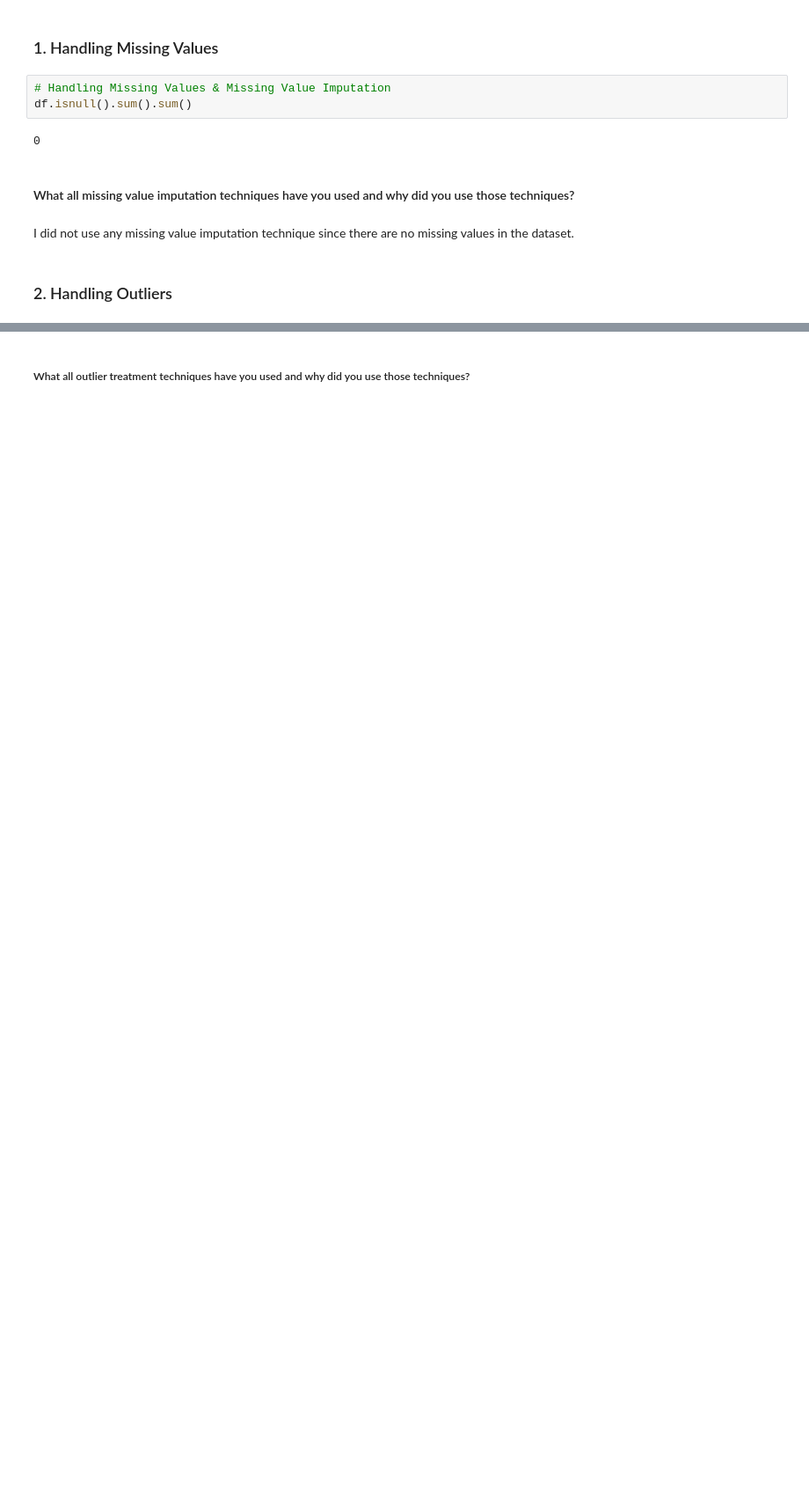
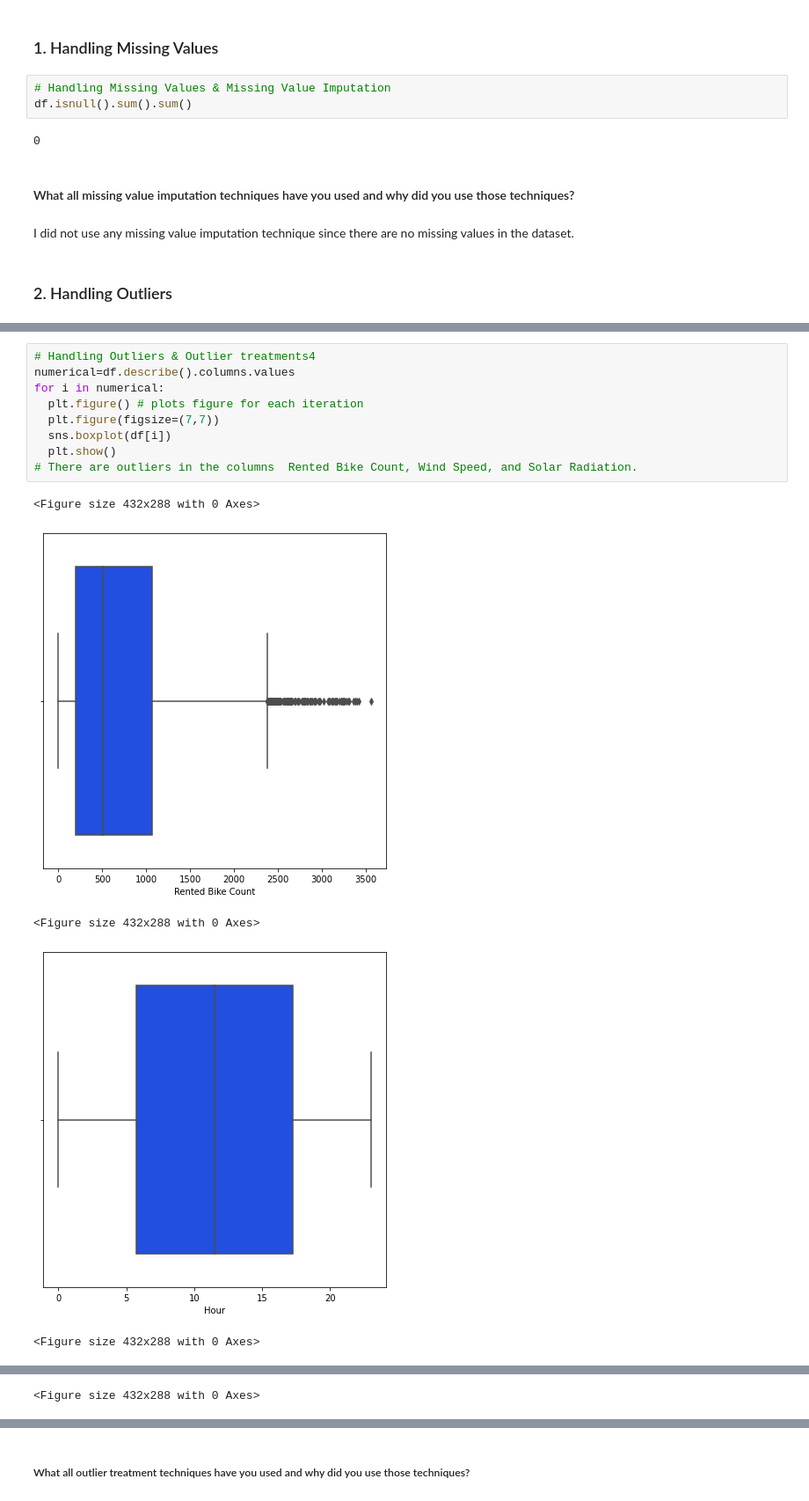
Before and after one commit to Sharath670/Linear-Regression-Capstone-Proj-2-, a Jupyter notebook: Capstone_Project_2(Linear_Regression).ipynb, the cells around one changed output, grey strips where cells are left out. Shown at 88% size. Drawn from its saved outputs; the diff is of its cells as text; blank space fills up the shorter version.

```diff
--- a/Capstone_Project_2(Linear_Regression).ipynb
+++ b/Capstone_Project_2(Linear_Regression).ipynb
@@ -784,0 +769,15 @@ I did not use any missing value imputation technique since there are no missing
+# %%
+# Handling Outliers & Outlier treatments4
+numerical=df.describe().columns.values
+for i in numerical:
+  plt.figure() # plots figure for each iteration
+  plt.figure(figsize=(7,7))
+  sns.boxplot(df[i])
+  plt.show()
+# There are outliers in the columns  Rented Bike Count, Wind Speed, and Solar Radiation.
+# %% [output]
+<Figure size 432x288 with 0 Axes>
+[figure, added]
+<Figure size 432x288 with 0 Axes>
+[figure, added]
+<Figure size 432x288 with 0 Axes>
@@ -784,0 +785 @@ I did not use any missing value imputation technique since there are no missing
+<Figure size 432x288 with 0 Axes>
```
Also changed, not shown: parts of 43 cells of this notebook.
